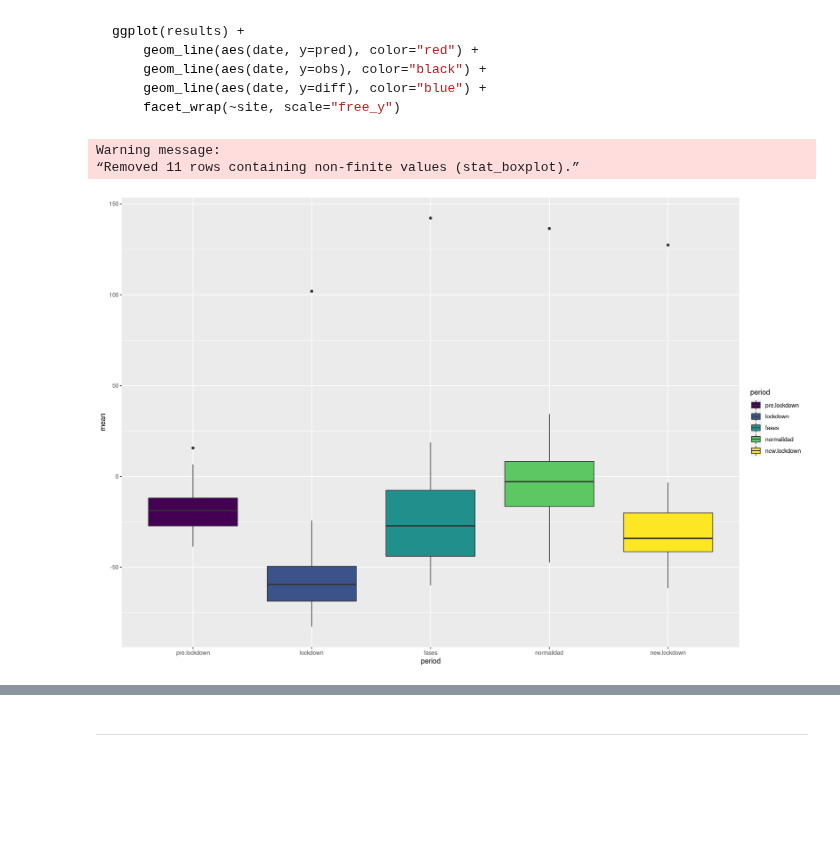
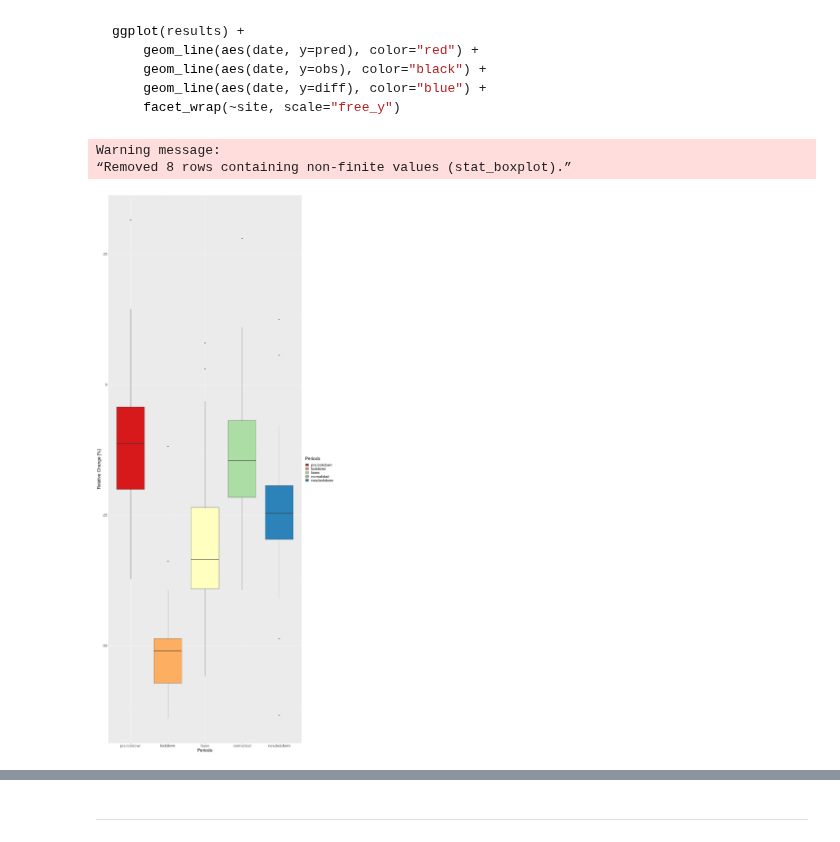
Before and after one commit to Jaimedgp/AirQualityCOVID, a Jupyter notebook: notebooks/Analysis/periods.ipynb, the cells around one changed output, grey strips where cells are left out. Cells and saved outputs as stored; diff of their text form; code cells hidden in the pictures; blank space fills up the shorter version.

```diff
--- a/notebooks/Analysis/periods.ipynb
+++ b/notebooks/Analysis/periods.ipynb
@@ -22,7 +22,7 @@ options(repr.plot.width=15,
         repr.plot.family='serif'
        )
 # %%
-variable <- "no"
+variable <- "no2"
 html.variable <- list("no" = "NO",
                       "no2" = "NO<sub>2</sub>",
                       "o3" = "O<sub>3</sub>",
@@ -33,6 +33,7 @@ method <- "lm"
 # %%
 load(paste("data/Analysis/predictions-",
                           method,"-", variable,".rda", sep=""))
+results <- results %>% filter(pred.qq != 0)
 results$diff <- 100*(results$obs - results$pred.qq) / results$pred.qq
 
 sites.lv <- read.csv("data/Curation/checked_AQ.csv") %>%
@@ -98,10 +100,17 @@ ggplot(results) +
 # %%
 map.df$period <- factor(map.df$period,
     levels = names(periods),ordered = TRUE)
 
 ggplot(map.df) +
-    geom_boxplot(aes(x=period, y=mean, fill=period))
+    geom_boxplot(aes(x=period, y=mean, fill=period)) +
+    theme(text = element_text(size=20),
+          #axis.text.x = element_text(angle=90, hjust=1)
+         ) +
+    scale_y_continuous(name="Relative Change [%]") +
+    scale_x_discrete(name="Periods")+
+    #scale_fill_discrete(name="Periods") +
+    scale_fill_brewer(name="Periods", palette="Spectral")
 # %% [output]
 Warning message:
-“Removed 11 rows containing non-finite values (stat_boxplot).”
+“Removed 8 rows containing non-finite values (stat_boxplot).”
-[figure, old version]
+[figure, new version]
```
Also changed, not shown: parts of 10 cells of this notebook, 5 other files.
